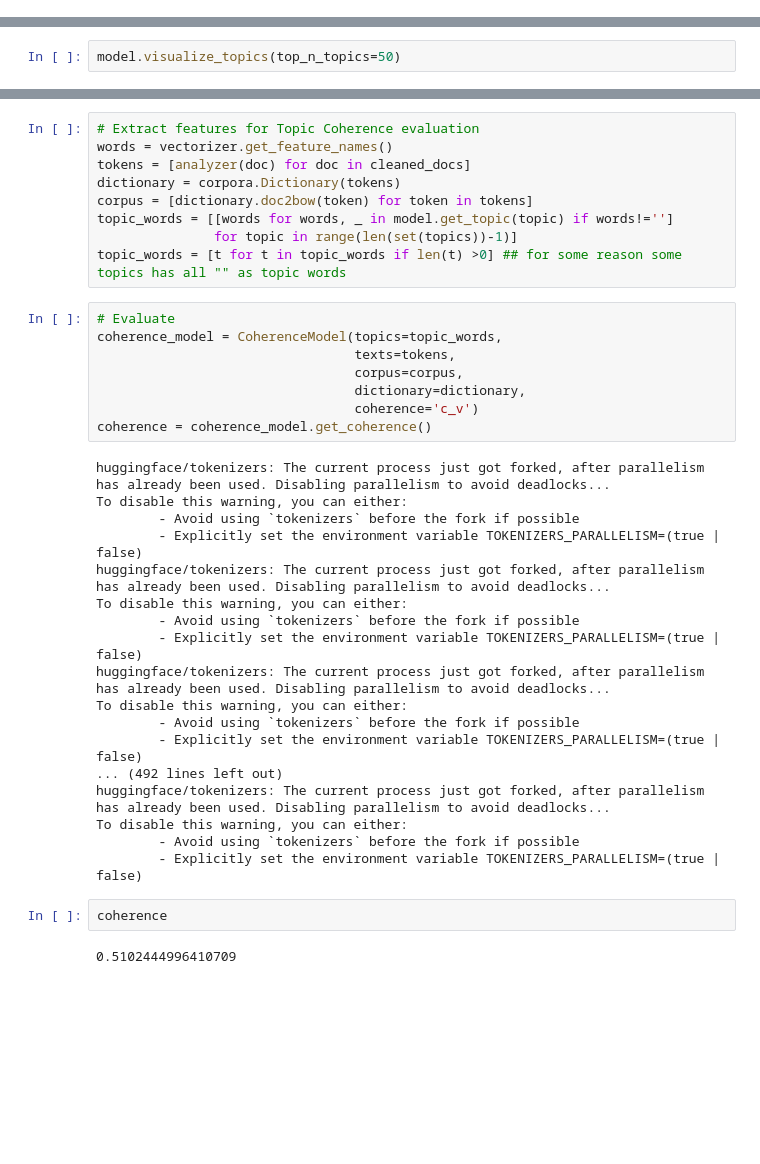
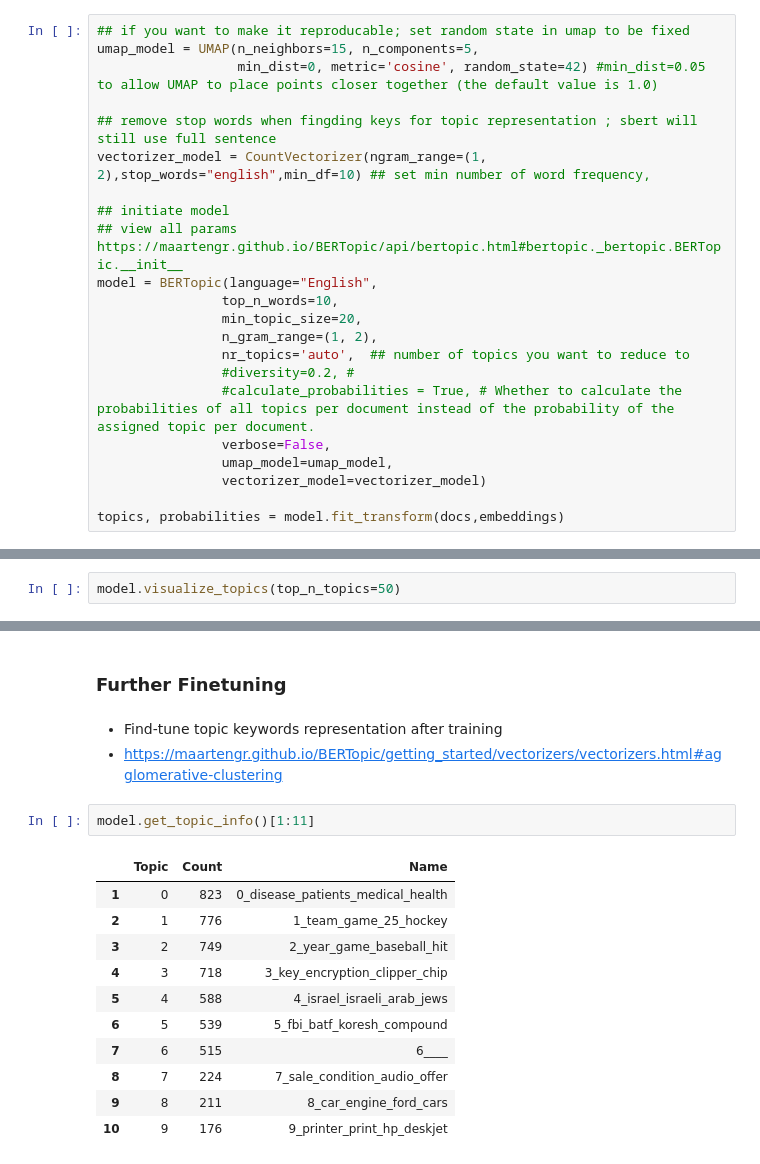
Before and after one commit to johnsonice/HuggingFace_Demos, a Jupyter notebook: examples/sentence_bert_applications/topic_model/notebook/basic_topic_model.ipynb, the cells around one changed output, grey strips where cells are left out. Drawn from its saved outputs; the diff is of its cells as text; blank space fills up the shorter version.

```diff
--- a/examples/sentence_bert_applications/topic_model/notebook/basic_topic_model.ipynb
+++ b/examples/sentence_bert_applications/topic_model/notebook/basic_topic_model.ipynb
@@ -71,0 +33,22 @@ model.visualize_barchart(top_n_topics=10, height=700)
+# %%
+## if you want to make it reproducable; set random state in umap to be fixed
+umap_model = UMAP(n_neighbors=15, n_components=5,
+                  min_dist=0, metric='cosine', random_state=42) #min_dist=0.05 to allow UMAP to place points closer together (the default value is 1.0)
+
+## remove stop words when fingding keys for topic representation ; sbert will still use full sentence
+vectorizer_model = CountVectorizer(ngram_range=(1, 2),stop_words="english",min_df=10) ## set min number of word frequency,
+
+## initiate model
+## view all params https://maartengr.github.io/BERTopic/api/bertopic.html#bertopic._bertopic.BERTopic.__init__
+model = BERTopic(language="English",
+                top_n_words=10,
+                min_topic_size=20,
+                n_gram_range=(1, 2),
+                nr_topics='auto',  ## number of topics you want to reduce to
+                #diversity=0.2, #
+                #calculate_probabilities = True, # Whether to calculate the probabilities of all topics per document instead of the probability of the assigned topic per document.
+                verbose=False,
+                umap_model=umap_model,
+                vectorizer_model=vectorizer_model)
+
+topics, probabilities = model.fit_transform(docs,embeddings)
@@ -102,39 +212,19 @@ analyzer = vectorizer.build_analyzer()
-# %%
-# Extract features for Topic Coherence evaluation
-words = vectorizer.get_feature_names()
-tokens = [analyzer(doc) for doc in cleaned_docs]
-dictionary = corpora.Dictionary(tokens)
-corpus = [dictionary.doc2bow(token) for token in tokens]
-topic_words = [[words for words, _ in model.get_topic(topic) if words!='']
-               for topic in range(len(set(topics))-1)]
-topic_words = [t for t in topic_words if len(t) >0] ## for some reason some topics has all "" as topic words
-# %%
-# Evaluate
-coherence_model = CoherenceModel(topics=topic_words,
-                                 texts=tokens,
-                                 corpus=corpus,
-                                 dictionary=dictionary,
-                                 coherence='c_v')
-coherence = coherence_model.get_coherence()
-# %% [output]
-huggingface/tokenizers: The current process just got forked, after parallelism has already been used. Disabling parallelism to avoid deadlocks...
-To disable this warning, you can either:
-        - Avoid using `tokenizers` before the fork if possible
-        - Explicitly set the environment variable TOKENIZERS_PARALLELISM=(true | false)
-huggingface/tokenizers: The current process just got forked, after parallelism has already been used. Disabling parallelism to avoid deadlocks...
-To disable this warning, you can either:
-        - Avoid using `tokenizers` before the fork if possible
-        - Explicitly set the environment variable TOKENIZERS_PARALLELISM=(true | false)
-huggingface/tokenizers: The current process just got forked, after parallelism has already been used. Disabling parallelism to avoid deadlocks...
-To disable this warning, you can either:
-        - Avoid using `tokenizers` before the fork if possible
-        - Explicitly set the environment variable TOKENIZERS_PARALLELISM=(true | false)
-... (492 lines left out)
-huggingface/tokenizers: The current process just got forked, after parallelism has already been used. Disabling parallelism to avoid deadlocks...
-To disable this warning, you can either:
-        - Avoid using `tokenizers` before the fork if possible
-        - Explicitly set the environment variable TOKENIZERS_PARALLELISM=(true | false)
-# %%
-coherence
-# %% [output]
-0.5102444996410709
+# %% [markdown]
+### Further Finetuning
+# %% [markdown]
+- Find-tune topic keywords representation after training
+- https://maartengr.github.io/BERTopic/getting_started/vectorizers/vectorizers.html#agglomerative-clustering
+# %%
+model.get_topic_info()[1:11]
+# %% [output]
+|  | Topic | Count | Name |
+| 1 | 0 | 823 | 0_disease_patients_medical_health |
+| 2 | 1 | 776 | 1_team_game_25_hockey |
+| 3 | 2 | 749 | 2_year_game_baseball_hit |
+| 4 | 3 | 718 | 3_key_encryption_clipper_chip |
+| 5 | 4 | 588 | 4_israel_israeli_arab_jews |
+| 6 | 5 | 539 | 5_fbi_batf_koresh_compound |
+| 7 | 6 | 515 | 6____ |
+| 8 | 7 | 224 | 7_sale_condition_audio_offer |
+| 9 | 8 | 211 | 8_car_engine_ford_cars |
+| 10 | 9 | 176 | 9_printer_print_hp_deskjet |
```
Also changed, not shown: parts of 55 cells of this notebook, 1 other file.
